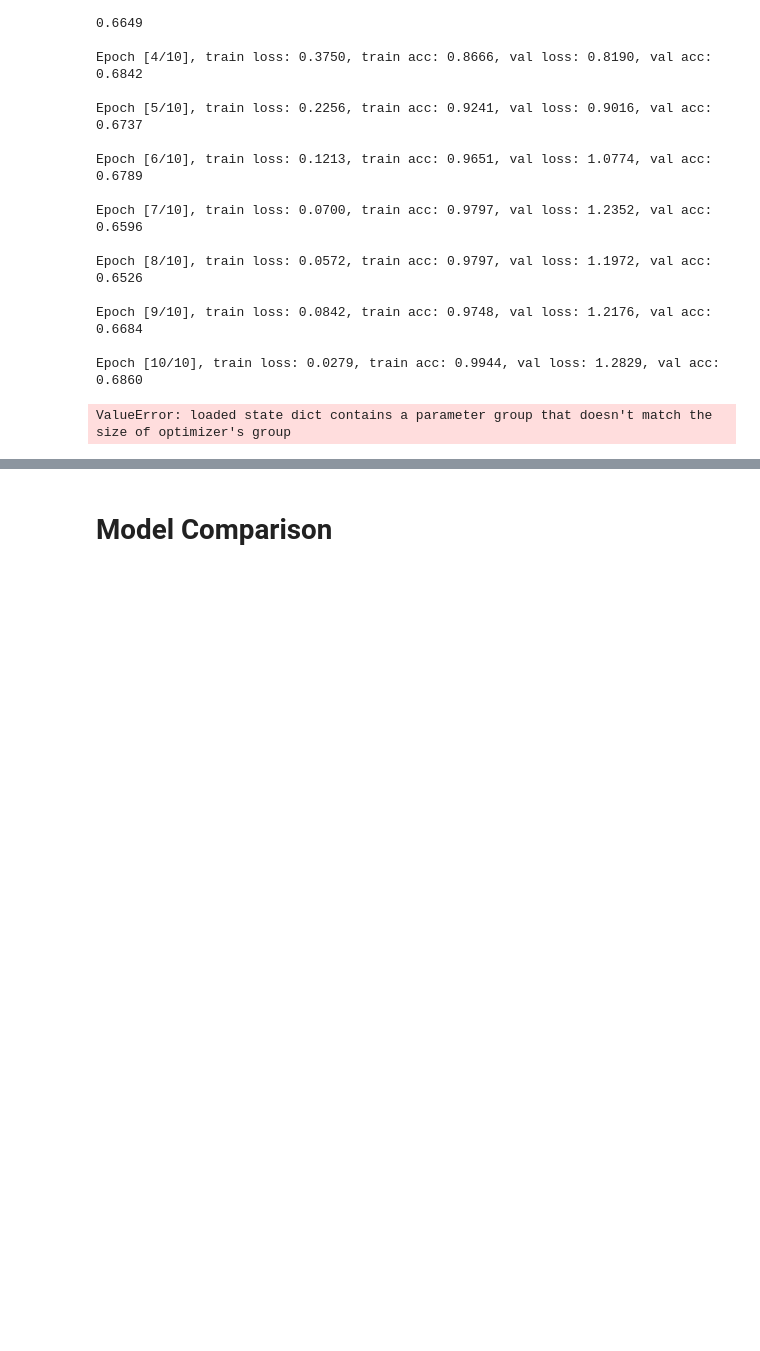
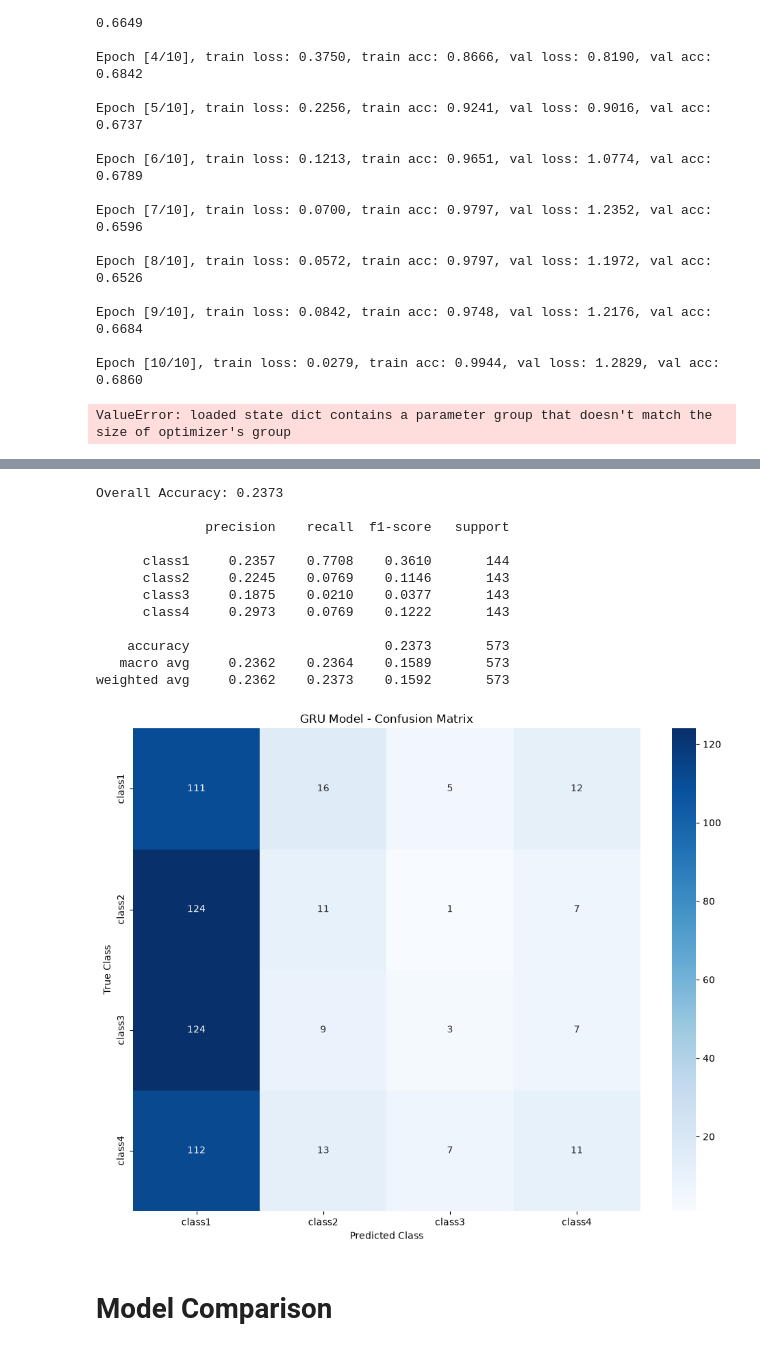
Before and after one commit to mschl7/action_recognition, a Jupyter notebook: main.ipynb, the cells around one changed output, grey strips where cells are left out. Saved outputs shown, nothing was run; the diff lists cells and outputs as text; code cells hidden in the pictures; blank space fills up the shorter version.

```diff
--- a/main.ipynb
+++ b/main.ipynb
@@ -1576,0 +1503,26 @@ Overall Accuracy: 0.7574
+# %%
+# Load pretrained ResNet18
+weights = ResNet18_Weights.DEFAULT
+model5d = GRU_model_5c(num_classes=4).to(device)
+
+# Define loss function
+criterion = torch.nn.CrossEntropyLoss()
+optimizer = torch.optim.Adam(filter(lambda p: p.requires_grad, model5c.parameters()), lr=0.001)
+
+
+if True:
+    # train model
+    best_model_state, best_epoch, best_val_acc = gru_train(model5d, train_loader_model5d, val_loader_model5d, criterion, optimizer, num_epochs=10)
+
+    # save checkpoint of model
+    checkpoint = {
+        "model5d_state_dict": best_model_state,
+        "optimizer_model5d_state_dict": optimizer.state_dict(),
+        "epoch": best_epoch,
+        "val_acc": best_val_acc,
+    }
+
+    torch.save(
+        checkpoint,
+        "checkpoints/model5d_checkpoint.pth"
+    )
@@ -1577,3 +1549,28 @@ Overall Accuracy: 0.7574
+# %%
+# load model
+checkpoint = torch.load("checkpoints/model5d_checkpoint.pth",map_location=device)
+
+model5d.load_state_dict(checkpoint["model5d_state_dict"])
+
+optimizer.load_state_dict(checkpoint["optimizer_model5d_state_dict"])
+model5d.to(device)
+
+#evaluate
+f1_scores_model5d, acc_model5d = evaluate_GRU_model(model5d, test_loader_model5d, device)
+# %% [output]
+Overall Accuracy: 0.2373
+
+              precision    recall  f1-score   support
+
+      class1     0.2357    0.7708    0.3610       144
+      class2     0.2245    0.0769    0.1146       143
+      class3     0.1875    0.0210    0.0377       143
+      class4     0.2973    0.0769    0.1222       143
+
+    accuracy                         0.2373       573
+   macro avg     0.2362    0.2364    0.1589       573
+weighted avg     0.2362    0.2373    0.1592       573
+[figure, added]
 # %% [markdown]
 # Model Comparison
 # %%
```
Also changed, not shown: parts of 10 cells of this notebook, 1 other file.
